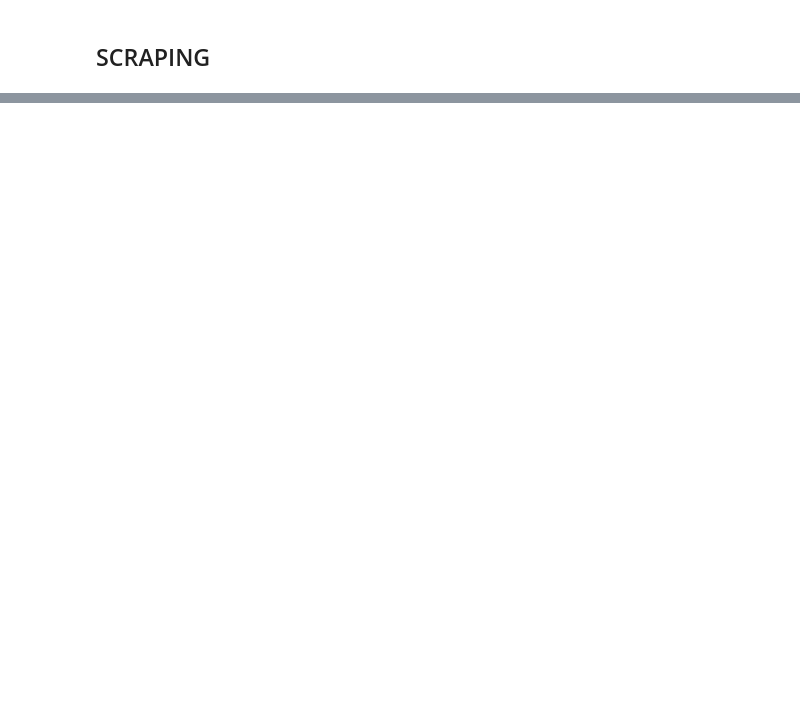
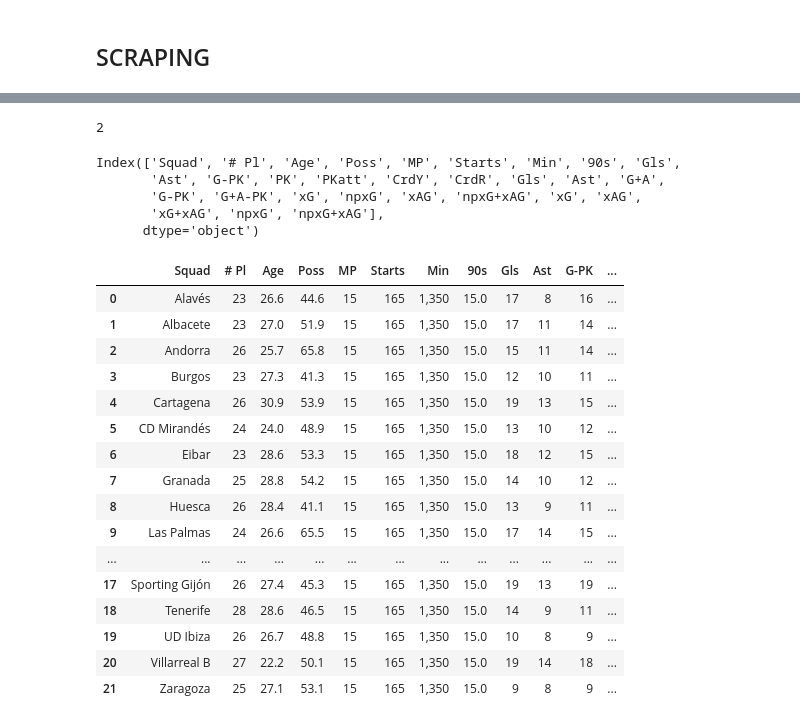
Before and after one commit to victorrmtz/Project-ETL, a Jupyter notebook: src/Scraping.ipynb, the cells around one changed output, grey strips where cells are left out. Drawn from its saved outputs; the diff is of its cells as text; code cells hidden in the pictures; blank space fills up the shorter version.

```diff
--- a/src/Scraping.ipynb
+++ b/src/Scraping.ipynb
@@ -58,2 +44,5 @@ datos = []
+# %%
+teams_stats = ['https://fbref.com/en/comps/12/stats/La-Liga-Stats',
+               'https://fbref.com/en/comps/17/stats/Segunda-Division-Stats']
 # %%
-datos+=Parallel(n_jobs=6, verbose=True)(delayed(ex.scraping_teams)(url) for url in tqdm(teams_stats))
+lst_df=Parallel(n_jobs=6, verbose=True)(delayed(ex.scraping_teams)(url) for url in tqdm(teams_stats))
@@ -60 +52,35 @@ datos+=Parallel(n_jobs=6, verbose=True)(delayed(ex.scraping_teams)(url) for url
+# %%
+len(lst_df)
+# %% [output]
+2
+# %%
+lst_df[0].columns
+# %% [output]
+Index(['Squad', '# Pl', 'Age', 'Poss', 'MP', 'Starts', 'Min', '90s', 'Gls',
+       'Ast', 'G-PK', 'PK', 'PKatt', 'CrdY', 'CrdR', 'Gls', 'Ast', 'G+A',
+       'G-PK', 'G+A-PK', 'xG', 'npxG', 'xAG', 'npxG+xAG', 'xG', 'xAG',
+       'xG+xAG', 'npxG', 'npxG+xAG'],
+      dtype='object')
+# %%
+lst_df[0] = lst_df[0].drop(['xG', 'npxG', 'xAG', 'npxG+xAG', 'xG', 'xAG', 'xG+xAG', 'npxG', 'npxG+xAG'], axis=1)
+# %%
+lst_df[1]
+# %% [output]
+|  | Squad | # Pl | Age | Poss | MP | Starts | Min | 90s | Gls | Ast | G-PK | ... |
+| 0 | Alavés | 23 | 26.6 | 44.6 | 15 | 165 | 1,350 | 15.0 | 17 | 8 | 16 | ... |
+| 1 | Albacete | 23 | 27.0 | 51.9 | 15 | 165 | 1,350 | 15.0 | 17 | 11 | 14 | ... |
+| 2 | Andorra | 26 | 25.7 | 65.8 | 15 | 165 | 1,350 | 15.0 | 15 | 11 | 14 | ... |
+| 3 | Burgos | 23 | 27.3 | 41.3 | 15 | 165 | 1,350 | 15.0 | 12 | 10 | 11 | ... |
+| 4 | Cartagena | 26 | 30.9 | 53.9 | 15 | 165 | 1,350 | 15.0 | 19 | 13 | 15 | ... |
+| 5 | CD Mirandés | 24 | 24.0 | 48.9 | 15 | 165 | 1,350 | 15.0 | 13 | 10 | 12 | ... |
+| 6 | Eibar | 23 | 28.6 | 53.3 | 15 | 165 | 1,350 | 15.0 | 18 | 12 | 15 | ... |
+| 7 | Granada | 25 | 28.8 | 54.2 | 15 | 165 | 1,350 | 15.0 | 14 | 10 | 12 | ... |
+| 8 | Huesca | 26 | 28.4 | 41.1 | 15 | 165 | 1,350 | 15.0 | 13 | 9 | 11 | ... |
+| 9 | Las Palmas | 24 | 26.6 | 65.5 | 15 | 165 | 1,350 | 15.0 | 17 | 14 | 15 | ... |
+| ... | ... | ... | ... | ... | ... | ... | ... | ... | ... | ... | ... | ... |
+| 17 | Sporting Gijón | 26 | 27.4 | 45.3 | 15 | 165 | 1,350 | 15.0 | 19 | 13 | 19 | ... |
+| 18 | Tenerife | 28 | 28.6 | 46.5 | 15 | 165 | 1,350 | 15.0 | 14 | 9 | 11 | ... |
+| 19 | UD Ibiza | 26 | 26.7 | 48.8 | 15 | 165 | 1,350 | 15.0 | 10 | 8 | 9 | ... |
+| 20 | Villarreal B | 27 | 22.2 | 50.1 | 15 | 165 | 1,350 | 15.0 | 19 | 14 | 18 | ... |
+| 21 | Zaragoza | 25 | 27.1 | 53.1 | 15 | 165 | 1,350 | 15.0 | 9 | 8 | 9 | ... |
 # %%
```
Also changed, not shown: parts of 29 cells of this notebook, 5 other files.
